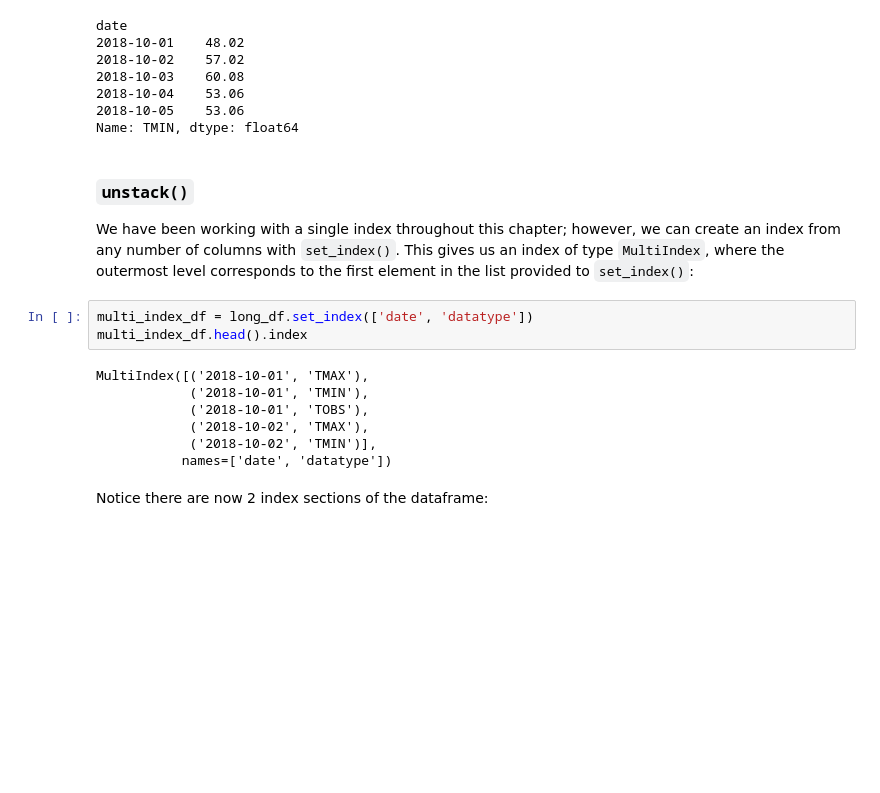
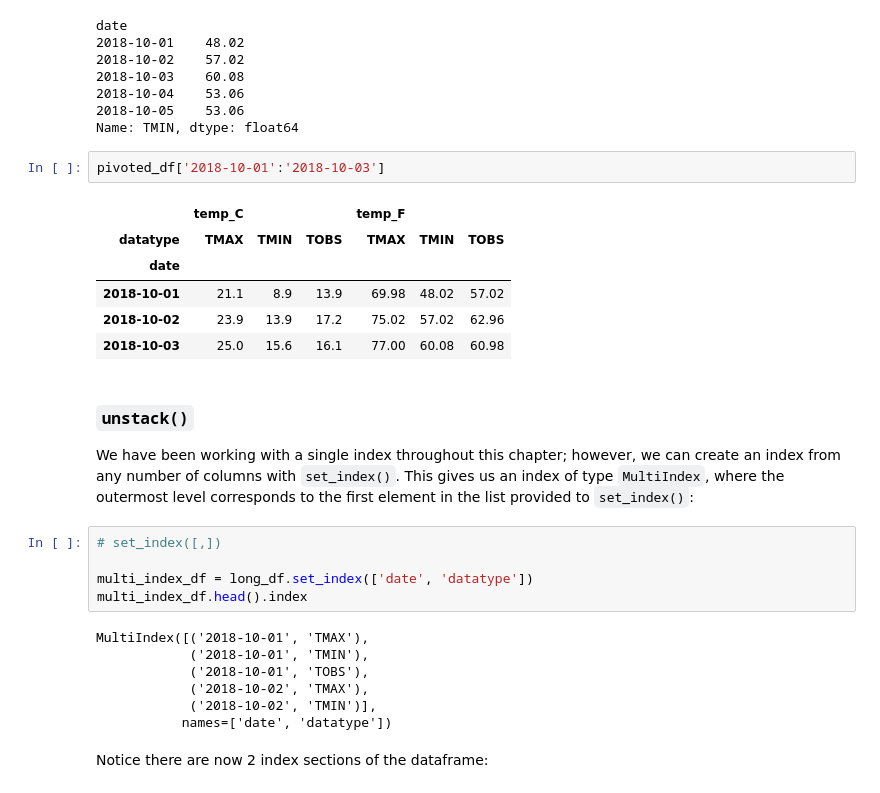
Before and after one commit to tgwon/ai4ml, a Jupyter notebook: week4/ch3-4-reshaping_data.ipynb, the cells around one changed output. Drawn from its saved outputs; the diff is of its cells as text; blank space fills up the shorter version.

```diff
--- a/week4/ch3-4-reshaping_data.ipynb
+++ b/week4/ch3-4-reshaping_data.ipynb
@@ -110,11 +146,22 @@ date
 2018-10-04    53.06
 2018-10-05    53.06
 Name: TMIN, dtype: float64
+# %%
+pivoted_df['2018-10-01':'2018-10-03']
+# %% [output]
+|  | temp_C |  |  | temp_F |  |  |
+| datatype | TMAX | TMIN | TOBS | TMAX | TMIN | TOBS |
+| date |  |  |  |  |  |  |
+| 2018-10-01 | 21.1 | 8.9 | 13.9 | 69.98 | 48.02 | 57.02 |
+| 2018-10-02 | 23.9 | 13.9 | 17.2 | 75.02 | 57.02 | 62.96 |
+| 2018-10-03 | 25.0 | 15.6 | 16.1 | 77.00 | 60.08 | 60.98 |
 # %% [markdown]
 ### `unstack()`
 
 We have been working with a single index throughout this chapter; however, we can create an index from any number of columns with `set_index()`. This gives us an index of type `MultiIndex`, where the outermost level corresponds to the first element in the list provided to `set_index()`:
 # %%
+# set_index([,])
+
 multi_index_df = long_df.set_index(['date', 'datatype'])
 multi_index_df.head().index
 # %% [output]
```
Also changed, not shown: parts of 25 cells of this notebook.
